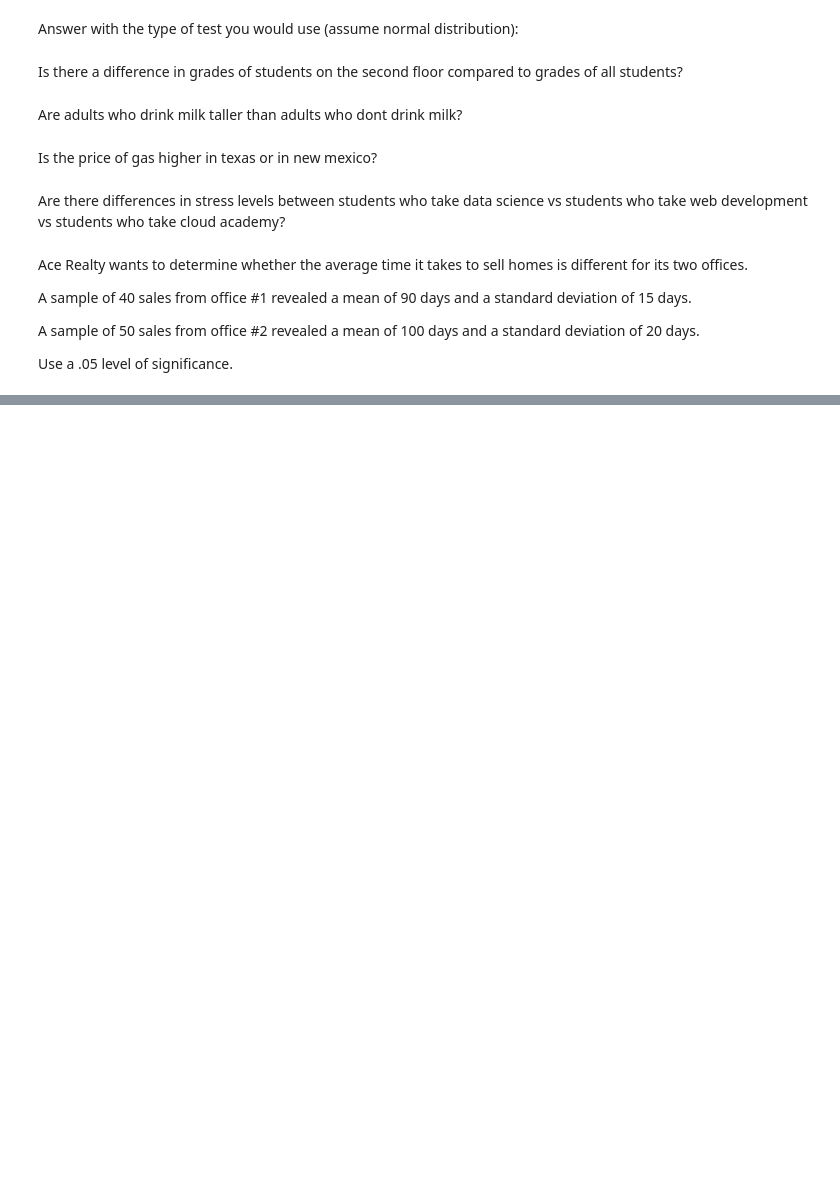
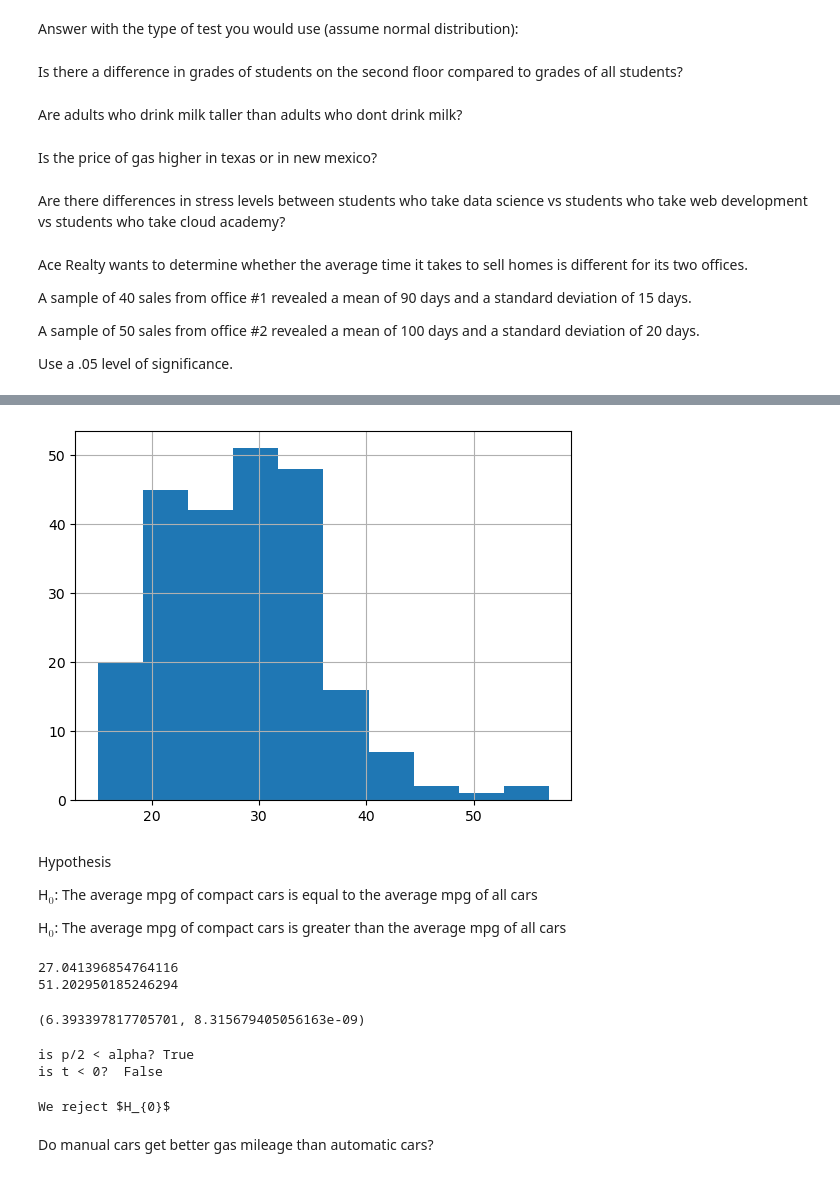
Before and after one commit to rob-casey/statistics-exercises, a Jupyter notebook: hypothesis_testing.ipynb, the cells around one changed output, grey strips where cells are left out. Drawn from its saved outputs; the diff is of its cells as text; code cells hidden in the pictures; blank space fills up the shorter version.

```diff
--- a/hypothesis_testing.ipynb
+++ b/hypothesis_testing.ipynb
@@ -123,0 +255,40 @@ plt.show()
+# %%
+mpg_average.hist()
+plt.show()
+# %% [output]
+[figure, added]
+# %% [markdown]
+Hypothesis
+
+H$_0$: The average mpg of compact cars is equal to the average mpg of all cars
+
+H$_0$: The average mpg of compact cars is greater than the average mpg of all cars
+# %%
+print(mpg_compact.var())
+print(mpg_average.var())
+alpha = 0.5
+# %% [output]
+27.041396854764116
+51.202950185246294
+# %%
+t, p = stats.ttest_ind(mpg_compact, mpg_average, equal_var = False)
+t, p
+# %% [output]
+(6.393397817705701, 8.315679405056163e-09)
+# %%
+print("is p/2 < alpha?", p/2 < alpha)
+print("is t < 0? ", t < 0)
+# %% [output]
+is p/2 < alpha? True
+is t < 0?  False
+# %%
+if p/2 > alpha:
+    print("We fail to reject $H_{0}$")
+elif t < 0:
+    print("We fail to reject $H_{0}$")
+else:
+    print("We reject $H_{0}$")
+# %% [output]
+We reject $H_{0}$
+# %% [markdown]
+Do manual cars get better gas mileage than automatic cars?
```
Also changed, not shown: parts of 61 cells of this notebook.
